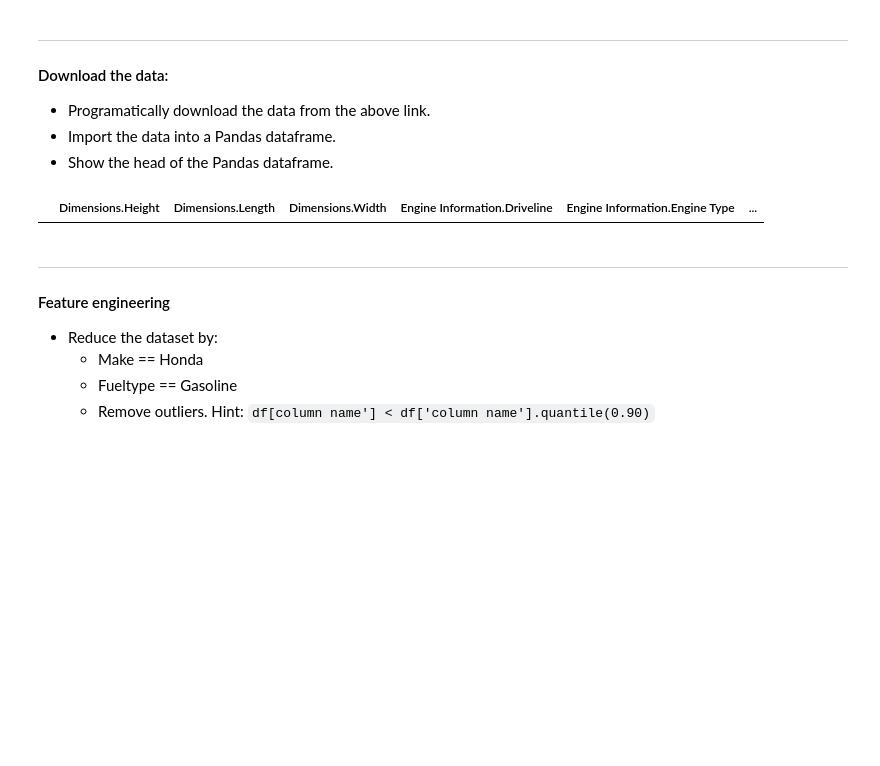
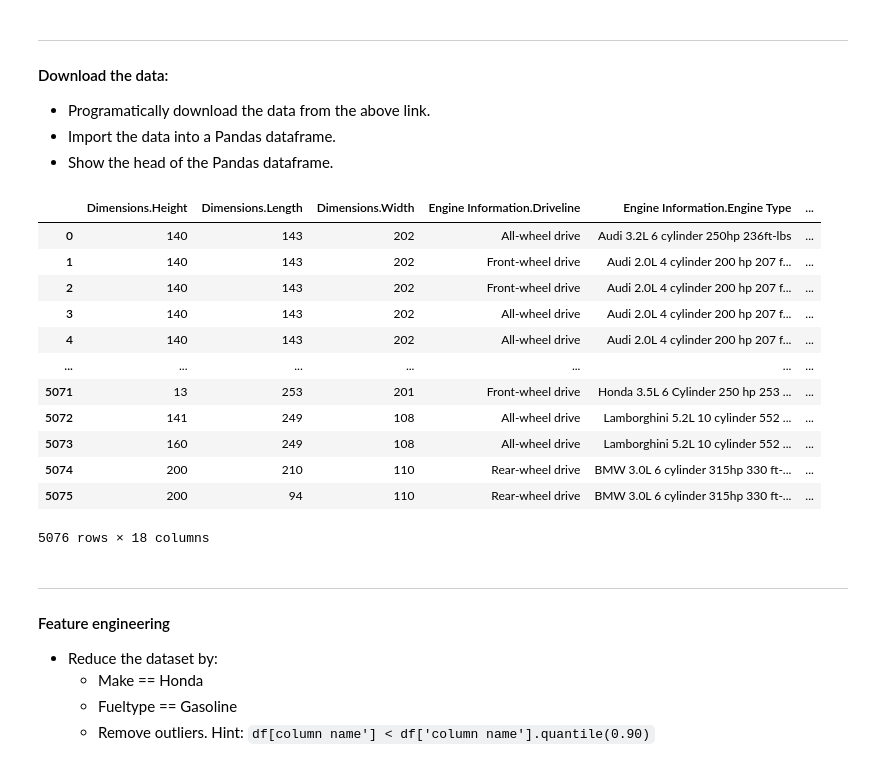
Before and after one commit to CPHB-JKSS/python_handin, a Jupyter notebook: Week_9.ipynb, the cells around one changed output. Cells and saved outputs as stored; diff of their text form; code cells hidden in the pictures; blank space fills up the shorter version.

```diff
--- a/Week_9.ipynb
+++ b/Week_9.ipynb
@@ -70,12 +70,24 @@ download(Data,File)
 # %%
 #Solution 2
 url = "https://think.cs.vt.edu/corgis/datasets/csv/cars/cars.csv"
 s = req.get(url).content
 df = pd.read_csv(io.StringIO(s.decode('utf-8')))
 df
-df.head(0)
+#df.head(0)
 # %% [output]
 |  | Dimensions.Height | Dimensions.Length | Dimensions.Width | Engine Information.Driveline | Engine Information.Engine Type | ... |
+| 0 | 140 | 143 | 202 | All-wheel drive | Audi 3.2L 6 cylinder 250hp 236ft-lbs | ... |
+| 1 | 140 | 143 | 202 | Front-wheel drive | Audi 2.0L 4 cylinder 200 hp 207 f... | ... |
+| 2 | 140 | 143 | 202 | Front-wheel drive | Audi 2.0L 4 cylinder 200 hp 207 f... | ... |
+| 3 | 140 | 143 | 202 | All-wheel drive | Audi 2.0L 4 cylinder 200 hp 207 f... | ... |
+| 4 | 140 | 143 | 202 | All-wheel drive | Audi 2.0L 4 cylinder 200 hp 207 f... | ... |
+| ... | ... | ... | ... | ... | ... | ... |
+| 5071 | 13 | 253 | 201 | Front-wheel drive | Honda 3.5L 6 Cylinder 250 hp 253 ... | ... |
+| 5072 | 141 | 249 | 108 | All-wheel drive | Lamborghini 5.2L 10 cylinder 552 ... | ... |
+| 5073 | 160 | 249 | 108 | All-wheel drive | Lamborghini 5.2L 10 cylinder 552 ... | ... |
+| 5074 | 200 | 210 | 110 | Rear-wheel drive | BMW 3.0L 6 cylinder 315hp 330 ft-... | ... |
+| 5075 | 200 | 94 | 110 | Rear-wheel drive | BMW 3.0L 6 cylinder 315hp 330 ft-... | ... |
+5076 rows × 18 columns
 # %% [markdown]
 ___
 #### Feature engineering
```
Also changed, not shown: parts of 2 cells of this notebook, 1 other file.
